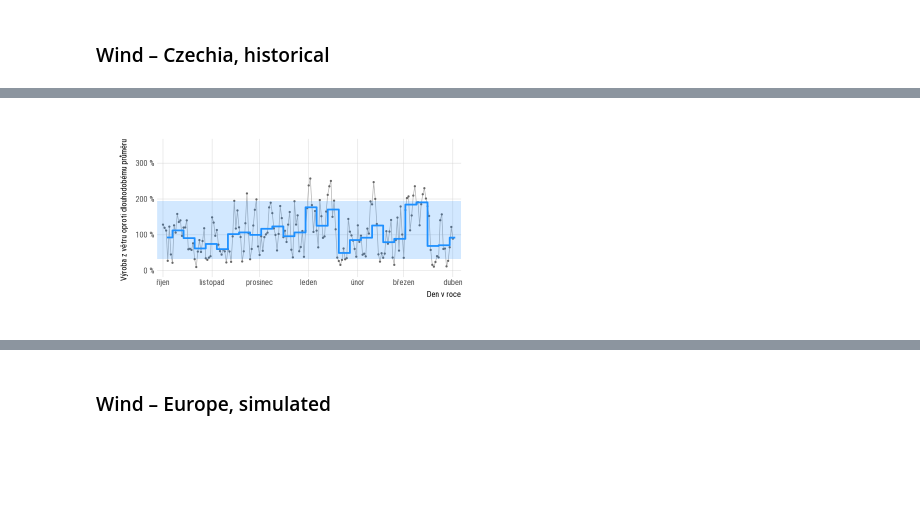
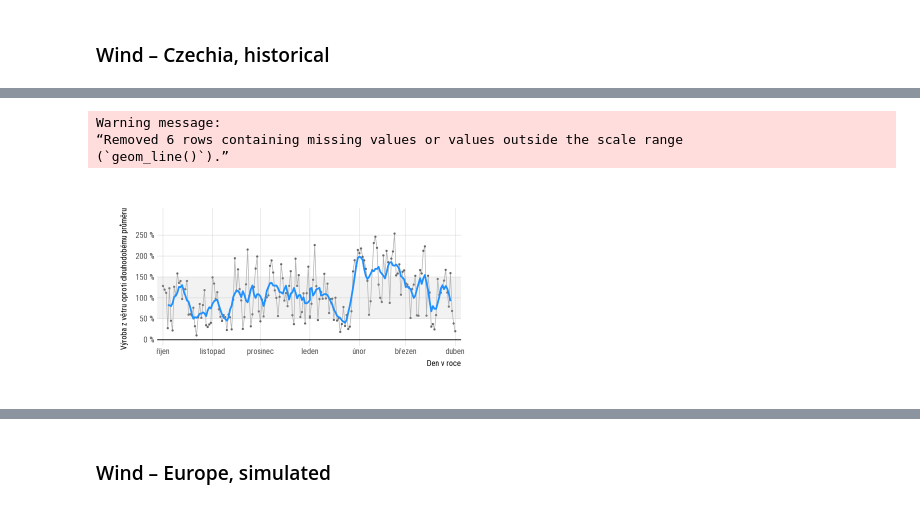
Before and after one commit to mgrabovsky/variabilita-oze, a Jupyter notebook: notebooks/charts.ipynb, the cells around one changed output, grey strips where cells are left out. Cells and saved outputs as stored; diff of their text form; code cells hidden in the pictures; blank space fills up the shorter version.

Commit message:
Overhaul charts following feedback

```diff
--- a/notebooks/charts.ipynb
+++ b/notebooks/charts.ipynb
@@ -579,7 +792,6 @@ df_europe_daily_solar |>
 # %% [markdown]
 ### Wind – Czechia, historical
 # %%
-# TODO: Fix concatenation in winter -- Dec 2019 should be followed by Jan 2020.
 df_wind_cz_daily <- cz_entsoe |>
   mutate(Date = as_date(Date)) |>
   summarise(WindCf = mean(Onshore), .by = Date) |>
@@ -589,12 +801,13 @@ df_wind_cz_daily <- cz_entsoe |>
       365 + yday(Date),
       yday(Date)
     ),
-    Year = year(Date)
+    Year = if_else(DayOfYear > 365, year(Date) - 1, year(Date))
   ) |>
   filter(between(DayOfYear, 274, 457)) |>
+  arrange(Year, DayOfYear) |>
   mutate(WindRelative = WindCf / mean(WindCf))
 
-scales_wind_cz_daily <- function(ylim = c(0, 3.5)) {
+scales_wind_cz_daily <- function(ylim = c(0, 3)) {
   list(
     scale_x_continuous(
       "Den v roce",
@@ -604,6 +817,7 @@ scales_wind_cz_daily <- function(ylim = c(0, 3.5)) {
     ),
     scale_y_continuous(
       "Výroba z větru oproti dlouhodobému průměru",
+      breaks = seq(0, 2.5, .5),
       labels = scales::label_percent(decimal.mark = ",", suffix = " %"),
       limits = ylim
     )
@@ -612,32 +844,49 @@ scales_wind_cz_daily <- function(ylim = c(0, 3.5)) {
 # %%
 options(repr.plot.height = 3.5, repr.plot.width = 6.5)
 
 df_wind_cz_daily |>
   filter(Year == 2019) |>
   ggplot(aes(DayOfYear, WindRelative)) +
   geom_line(colour = "grey70", linewidth = .4) +
   geom_point(colour = "grey40", size = .6) +
-  geom_rect(
-    aes(ymin = q10, ymax = q90),
-    data = ~ .x |>
-        summarise(
-          q10 = quantile(WindRelative, .1),
-          q90 = quantile(WindRelative, .9)
-        ),
+  # geom_rect(
+  #   aes(ymin = q10, ymax = q90),
+  #   data = ~ .x |>
+  #       summarise(
+  #         q10 = quantile(WindRelative, .1),
+  #         q90 = quantile(WindRelative, .9)
+  #       ),
+  #   xmin = -Inf,
+  #   xmax = Inf,
+  #   fill = colour_wind,
+  #   alpha = .2,
+  #   inherit.aes = FALSE
+  # ) +
+  # stat_summary_bin(
+  #   geom = "step",
+  #   binwidth = 7,
+  #   colour = colour_wind,
+  #   linewidth = 1,
+  #   direction = "mid",
+  #   fun = mean
+  # ) +
+  annotate(
+    "rect",
+    ymin = .5, ymax = 1.5,
     xmin = -Inf,
     xmax = Inf,
-    fill = colour_wind,
-    alpha = .2,
-    inherit.aes = FALSE
+    fill = "grey",
+    alpha = .2
   ) +
-  stat_summary_bin(
-    geom = "step",
-    binwidth = 7,
+  geom_line(
+    data = ~ mutate(.x, WindRelative = zoo::rollmean(WindRelative, k = 7, na.pad = TRUE)),
     colour = colour_wind,
-    linewidth = 1,
-    direction = "mid",
-    fun = mean
+    linewidth = 1
   ) +
+  geom_hline(yintercept = 0) +
   scales_wind_cz_daily()
 # %% [output]
+Warning message:
+“Removed 6 rows containing missing values or values outside the scale range
+(`geom_line()`).”
-[figure, old version]
+[figure, new version]
```
Also changed, not shown: parts of 27 cells of this notebook.
